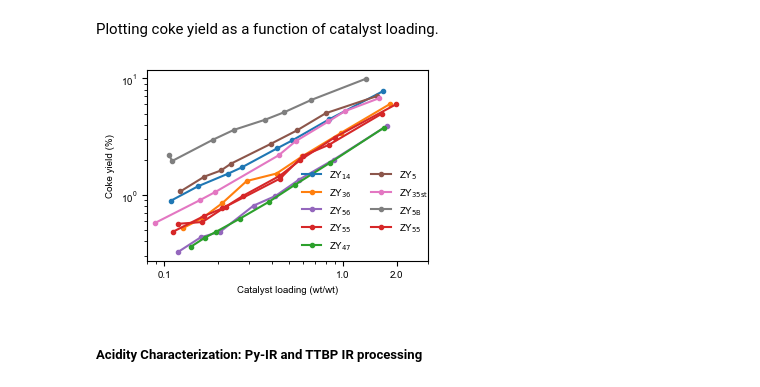
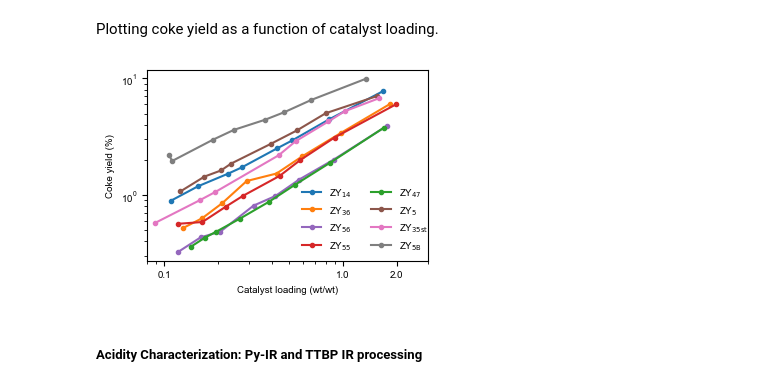
Before and after one commit to MyonicS/External_Acidity_Paper, a Jupyter notebook: Manuscript_Acidity.ipynb, the cells around one changed output. Saved outputs shown, nothing was run; the diff lists cells and outputs as text; code cells hidden in the pictures.

Commit message:
added sorts to TGA plots

```diff
--- a/Manuscript_Acidity.ipynb
+++ b/Manuscript_Acidity.ipynb
@@ -340,6 +340,7 @@ for i in enumerate(exp_list):
             ax2.plot(tga_exp.cracking()['Sample Temp.'],tga_exp.cracking()['rel_weight_twl']*100,color=plot_cl)
             # ax.annotate('{:3.0f}'.format(tga_exp.Tmax)+ '$\, \degree $C',xy=(tga_exp.Tmax,tga_exp.cracking()['DTGA_twl'].max()*100),color=plot_cl) #uncomment to show Tmax on the plot
             ax2.annotate('{:4.1f}'.format(1/tga_exp.P_C_ratio()),xy=(465,(tga_exp.cracking()['rel_weight_twl'].min()*100+5)),color=plot_cl)
+            ax2.annotate('[C]',xy=(465,85),color='black')
 
         if i[0] ==0:
             plot_TGA_profiles(tga_exp,ax,ax2)
@@ -410,7 +411,7 @@ plt.show()
 Plotting all $T_{max}$ vs catalyst loading profiles:
 # %%
 results_dir = r'results/TGA/outputs_ramped'
-result_paths = os.listdir(results_dir)
+result_paths = sorted(os.listdir(results_dir))
 fig, ax1 = plt.subplots()
 for i in enumerate(result_paths):
     if i[0] in [0,1,2,3,4,5,6,7]:
@@ -443,7 +444,7 @@ plt.show()
 To show the relability of the measurements, the experiment for ZY<sub>55</sub> was repeated.
 # %%
 results_dir = r'results/TGA/outputs_ramped'
-result_paths = os.listdir(results_dir)
+result_paths = sorted(os.listdir(results_dir))
 fig, ax1 = plt.subplots()
 for i in enumerate(result_paths):
     if i[0] in [3,8]:
@@ -479,32 +480,32 @@ Plotting coke yield as a function of catalyst loading.
 # %%
 # SI figure: coke yield
 results_dir = r'results/TGA/outputs_ramped'
-result_paths = os.listdir(results_dir)
+result_paths = sorted(os.listdir(results_dir))
 fig, ax1 = plt.subplots()
-for i in enumerate(result_paths):
+for i in enumerate(result_paths[0:-1]):
     result_iso_frame = pd.read_csv(os.path.join(results_dir,i[1]))
     #sort by Tmax
     result_iso_frame = result_iso_frame.sort_values(by='P/C ratio')
     catcode= i[1][-7:-4]
     ax1.plot(1/result_iso_frame['P/C ratio'],result_iso_frame['coke_yield']*100,'o-',label = dbq.get_catname(catcode),markersize=3,color=dbq.read_db(catcode,'plotcolor'))
 
 
 ticks1 = [0.1, 1,2]
 ax1.set_xscale('log')
 ax1.set_xticks(ticks1)
 ax1.xaxis.set_major_formatter(mticker.ScalarFormatter())
 ax1.yaxis.set_major_formatter(mticker.ScalarFormatter())
 ax1.set_xlim(0.08,3)
 ax1.set_xlabel('Catalyst loading (wt/wt)')
 ax1.set_ylabel('Coke yield (%)')
 ax1.legend(frameon=False, loc='lower right', ncol =2,bbox_to_anchor=(1.03,0))
 ax1.set_yscale('log')
 ax_1b = ax1
 plt.tight_layout()
 plt.savefig(fig_dir +'/SI/'+ 'cokeyield.svg',transparent=True,bbox_inches='tight')
 plt.show()
 # %% [output]
-[figure, old version]
+[figure, new version]
 # %% [markdown]
 ##### Acidity Characterization: Py-IR and TTBP IR processing
 # %% [markdown]
```
Also changed, not shown: parts of 7 cells of this notebook.
